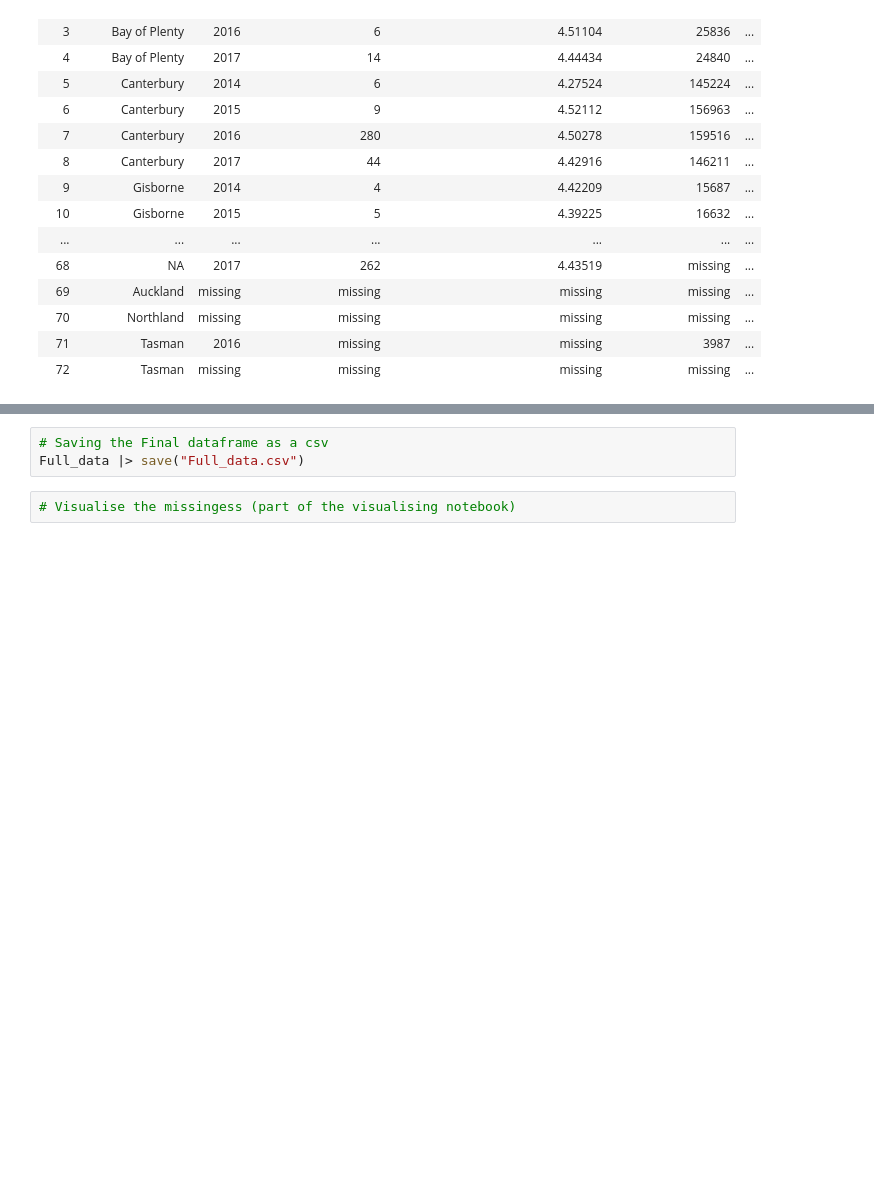
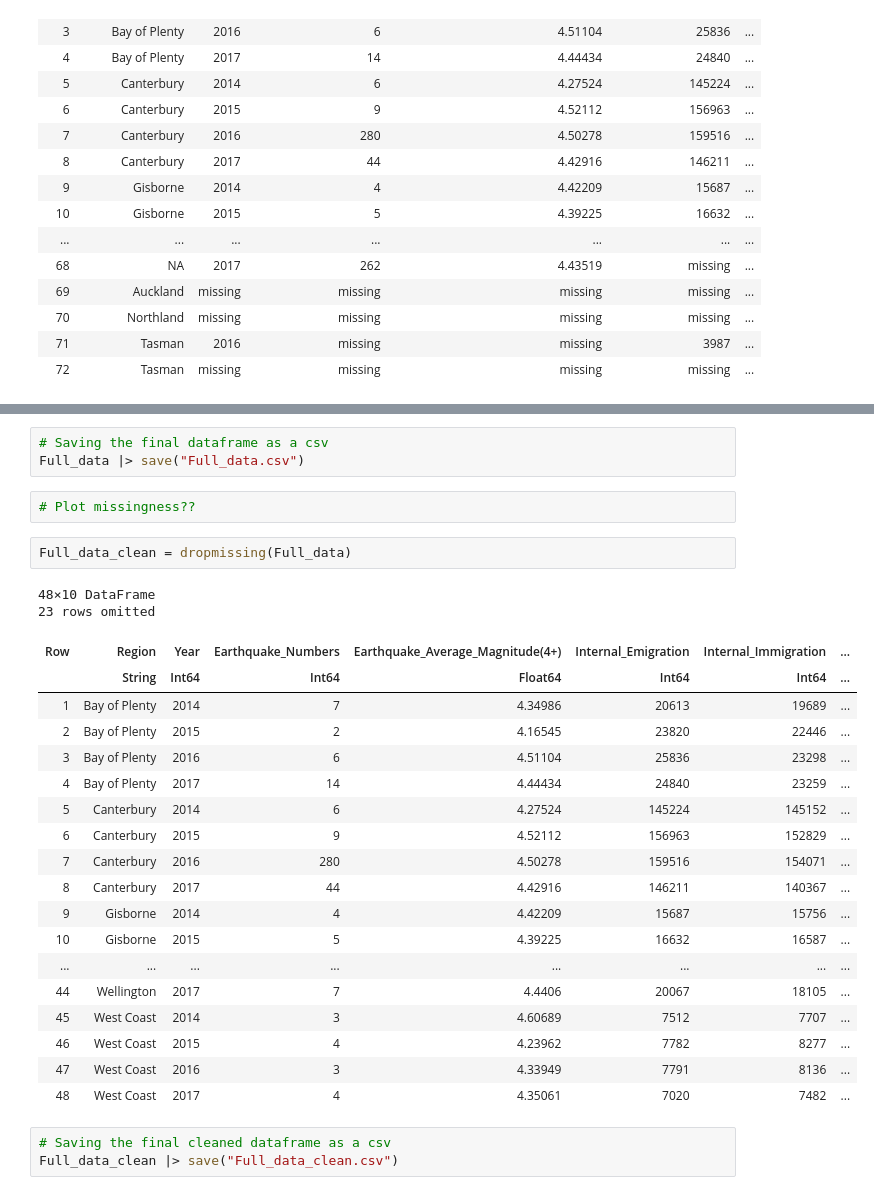
Before and after one commit to frazer11826/JIFS-Climate-Project, a Jupyter notebook: Final_Dataset.ipynb, the cells around one changed output, grey strips where cells are left out. Cells and saved outputs as stored; diff of their text form; blank space fills up the shorter version.

```diff
--- a/Final_Dataset.ipynb
+++ b/Final_Dataset.ipynb
@@ -352,7 +352,33 @@ rename!(Full_data, Dict(:Standard_regions => "Region"))
 | 71 | Tasman | 2016 | missing | missing | 3987 | 3879 | ... |
 | 72 | Tasman | missing | missing | missing | missing | missing | ... |
 # %%
-# Saving the Final dataframe as a csv
+# Saving the final dataframe as a csv
 Full_data |> save("Full_data.csv")
-# %%
-# Visualise the missingess (part of the visualising notebook)
+# %%
+# Plot missingness??
+# %%
+Full_data_clean = dropmissing(Full_data)
+# %% [output]
+48×10 DataFrame
+23 rows omitted
+| Row | Region | Year | Earthquake_Numbers | Earthquake_Average_Magnitude(4+) | Internal_Emigration | Internal_Immigration | ... |
+|  | String | Int64 | Int64 | Float64 | Int64 | Int64 | ... |
+| 1 | Bay of Plenty | 2014 | 7 | 4.34986 | 20613 | 19689 | ... |
+| 2 | Bay of Plenty | 2015 | 2 | 4.16545 | 23820 | 22446 | ... |
+| 3 | Bay of Plenty | 2016 | 6 | 4.51104 | 25836 | 23298 | ... |
+| 4 | Bay of Plenty | 2017 | 14 | 4.44434 | 24840 | 23259 | ... |
+| 5 | Canterbury | 2014 | 6 | 4.27524 | 145224 | 145152 | ... |
+| 6 | Canterbury | 2015 | 9 | 4.52112 | 156963 | 152829 | ... |
+| 7 | Canterbury | 2016 | 280 | 4.50278 | 159516 | 154071 | ... |
+| 8 | Canterbury | 2017 | 44 | 4.42916 | 146211 | 140367 | ... |
+| 9 | Gisborne | 2014 | 4 | 4.42209 | 15687 | 15756 | ... |
+| 10 | Gisborne | 2015 | 5 | 4.39225 | 16632 | 16587 | ... |
+| ... | ... | ... | ... | ... | ... | ... | ... |
+| 44 | Wellington | 2017 | 7 | 4.4406 | 20067 | 18105 | ... |
+| 45 | West Coast | 2014 | 3 | 4.60689 | 7512 | 7707 | ... |
+| 46 | West Coast | 2015 | 4 | 4.23962 | 7782 | 8277 | ... |
+| 47 | West Coast | 2016 | 3 | 4.33949 | 7791 | 8136 | ... |
+| 48 | West Coast | 2017 | 4 | 4.35061 | 7020 | 7482 | ... |
+# %%
+# Saving the final cleaned dataframe as a csv
+Full_data_clean |> save("Full_data_clean.csv")
```
Also changed, not shown: parts of 3 cells of this notebook.
